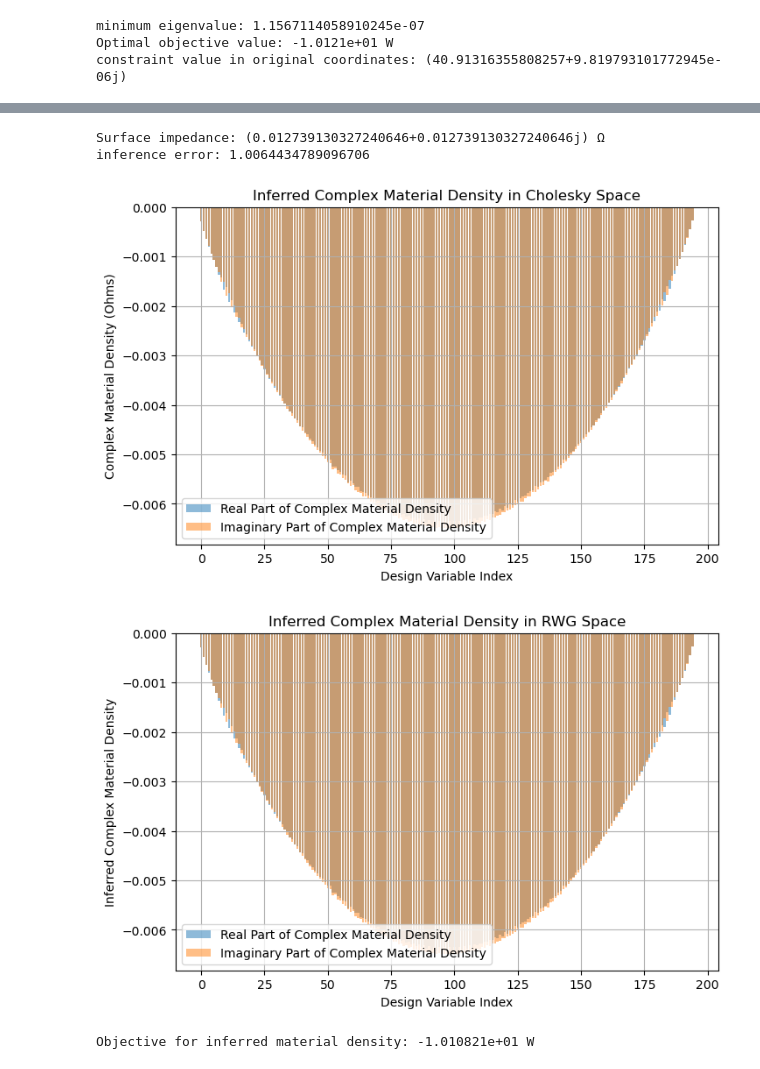
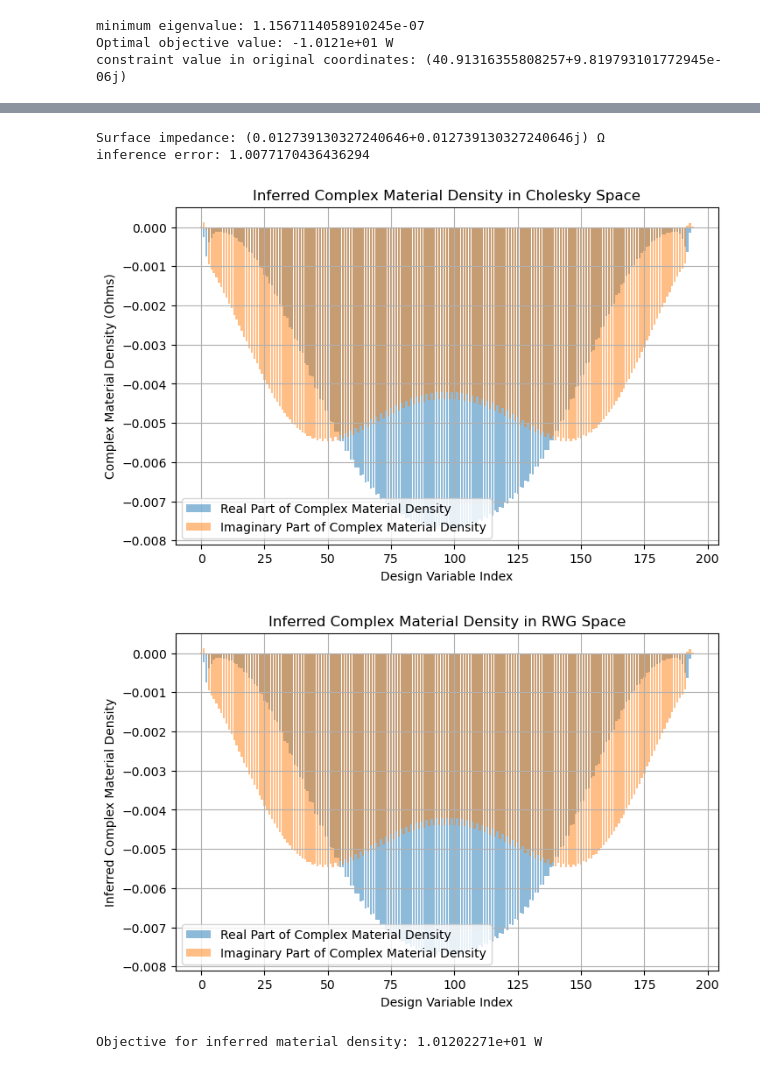
Before and after one commit to liskaja8/dolphindes, a Jupyter notebook: examples/limits/preconditioner.ipynb, the cells around one changed output, grey strips where cells are left out. Saved outputs shown, nothing was run; the diff lists cells and outputs as text; code cells hidden in the pictures.

```diff
--- a/examples/limits/preconditioner.ipynb
+++ b/examples/limits/preconditioner.ipynb
@@ -284,11 +286,11 @@ opt_params = OptimizationHyperparameters(
 )
 
 gcd_params = GCDHyperparameters(
-    gcd_tol=1e-9,                 # Keep extremely tight to prevent early exit
+    gcd_tol=1e-6,                 # Keep extremely tight to prevent early exit
     max_proj_cstrt_num=40,       # CRITICAL: > 390. Safely covers all complex degrees of freedom!
-    max_gcd_iter_num=100,         # Increased to give GCD enough runway to generate up to 400 constraints
+    max_gcd_iter_num=40,         # Increased to give GCD enough runway to generate up to 400 constraints
     gcd_iter_period=5,            # Check for convergence every 2*Nopt iterations to give GCD enough time to generate constraints and converge
-    orthonormalize=False,         # Keep OFF so complex phase information isn't scrambled
+    orthonormalize=True,         # Keep OFF so complex phase information isn't scrambled
     opt_params=opt_params
 )
 gcd_QCQP.run_gcd(gcd_params=gcd_params)
@@ -393,36 +412,36 @@ plt.bar(np.arange(Ndes), np.imag(complexMaterialDensityChol), alpha=0.5, label='
 plt.xlabel('Design Variable Index')
 plt.ylabel('Complex Material Density (Ohms)')
 plt.title('Inferred Complex Material Density in Cholesky Space')
 plt.legend()
 plt.grid(True)
 plt.show()
 
 
 Zinf = Lchol.conj().T @ np.diag(Zinff) @ Lchol
 diagZinf = np.diag(Zinf)
 diagZmat = np.diag(Zmat)
 
 
 complexMaterialDensity = diagZmat / diagZinf
 
 plt.figure(figsize=(8, 5))
 plt.bar(np.arange(Ndes), np.real(complexMaterialDensity), alpha=0.5, label='Real Part of Complex Material Density')
 plt.bar(np.arange(Ndes), np.imag(complexMaterialDensity), alpha=0.5, label='Imaginary Part of Complex Material Density')
 plt.xlabel('Design Variable Index')
 plt.ylabel('Inferred Complex Material Density')
 plt.title('Inferred Complex Material Density in RWG Space')
 plt.legend()
 plt.grid(True)
 plt.show()
 
 # evaluate performmance for inferred material density
 ZtotInf = Z0 + Zinf
 IfullInf = np.linalg.solve(ZtotInf, Vinc) # current distribution for inferred material density
-PfullInf = np.real(IfullInf.conj().T @ Obj @ IfullInf) # radiated power for inferred material density
-print(f"Objective for inferred material density: {PfullInf:.6e} W")
+PfullInf = -np.real(IfullInf.conj().T @ Obj @ IfullInf) # radiated power for inferred material density
+print(f"Objective for inferred material density: {PfullInf:.8e} W")
 # %% [output]
 Surface impedance: (0.012739130327240646+0.012739130327240646j) Ω
-inference error: 1.0064434789096706
+inference error: 1.0077170436436294
-[figure, old version]
+[figure, new version]
-[figure, old version]
+[figure, new version]
-Objective for inferred material density: -1.010821e+01 W
+Objective for inferred material density: 1.01202271e+01 W
```
Also changed, not shown: parts of 4 cells of this notebook, 5 other files.
